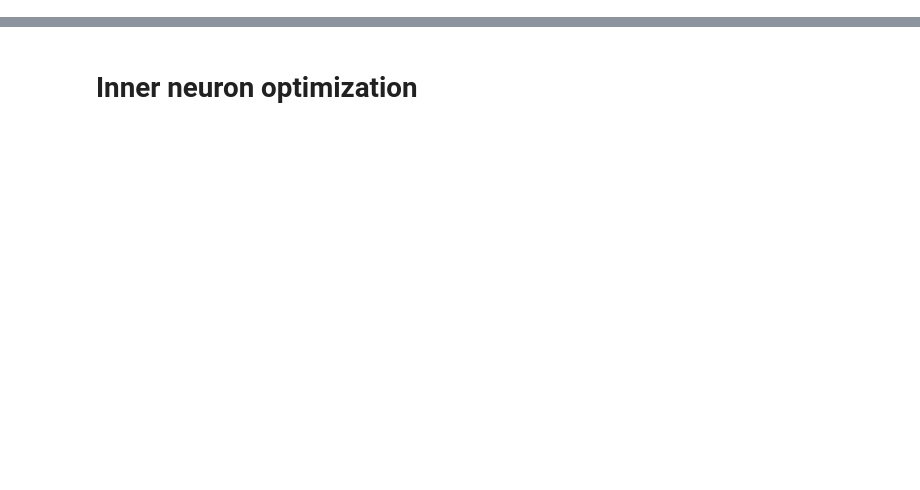
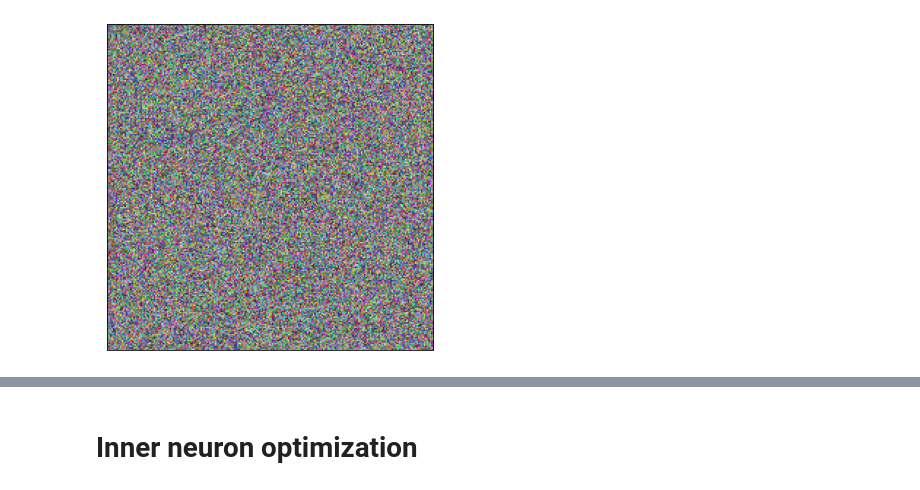
Before and after one commit to jtv199/ai-safety-ml4g, a Jupyter notebook: days/w1d2/feature_vizu_solution.ipynb, the cells around one changed output, grey strips where cells are left out. Saved outputs shown, nothing was run; the diff lists cells and outputs as text; code cells hidden in the pictures; blank space fills up the shorter version.

```diff
--- a/days/w1d2/feature_vizu_solution.ipynb
+++ b/days/w1d2/feature_vizu_solution.ipynb
@@ -30,0 +45,23 @@ TFORM = transforms.Compose([
+# %%
+class pixelImage(nn.Module):
+    def __init__(self):
+        super().__init__()
+        self.image = nn.Parameter(torch.rand(1, 3, 224, 224))
+
+    def forward(self):
+        return torch.clip(self.image, min=0.0, max=1.0)
+
+
+class sigmoidImage(nn.Module):
+    def __init__(self):
+        super().__init__()
+        self.image = nn.Parameter(torch.randn(1, 3, 224, 224))
+
+    def forward(self):
+        # Why sigmoid is better than clip?
+        return self.image.sigmoid()
+
+img = sigmoidImage()
+imshow(img())
+# %% [output]
+[figure, added]
```
Also changed, not shown: parts of 25 cells of this notebook.
